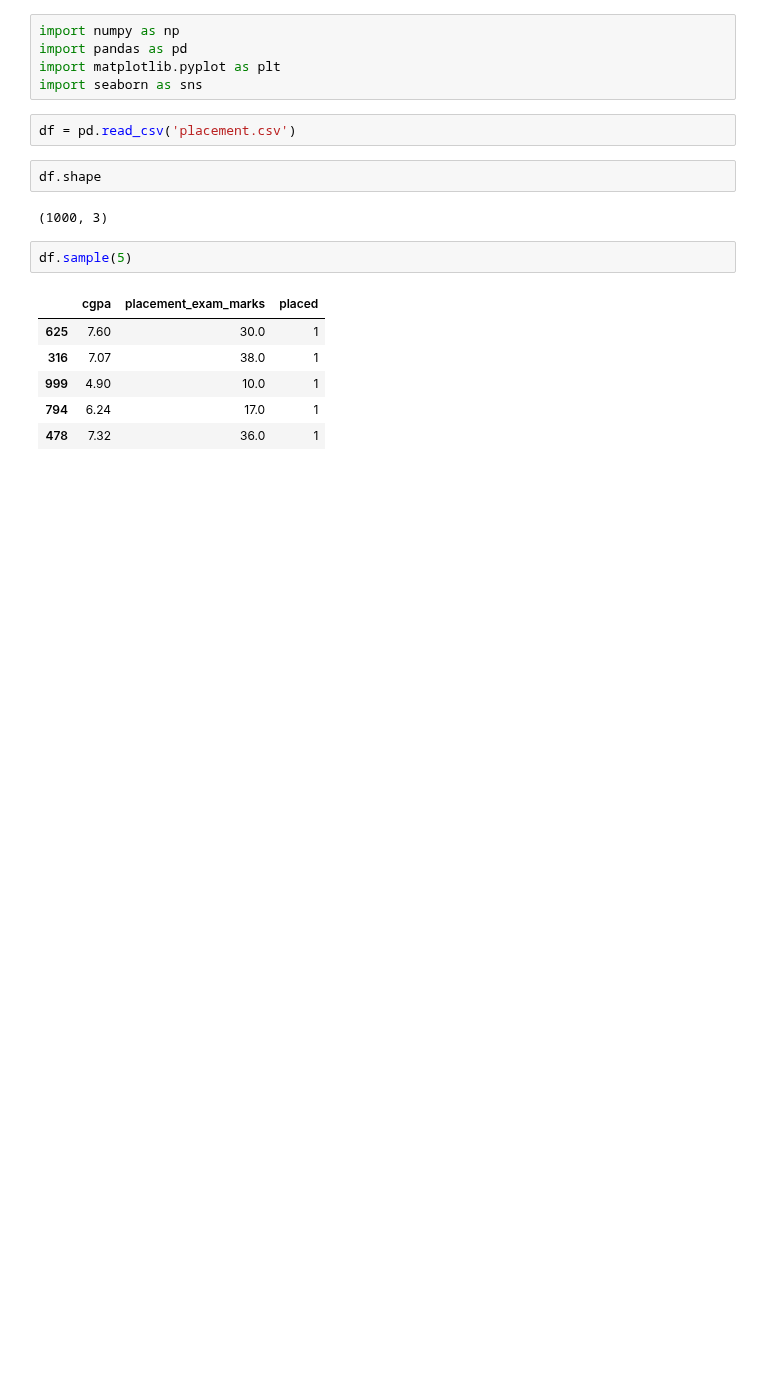
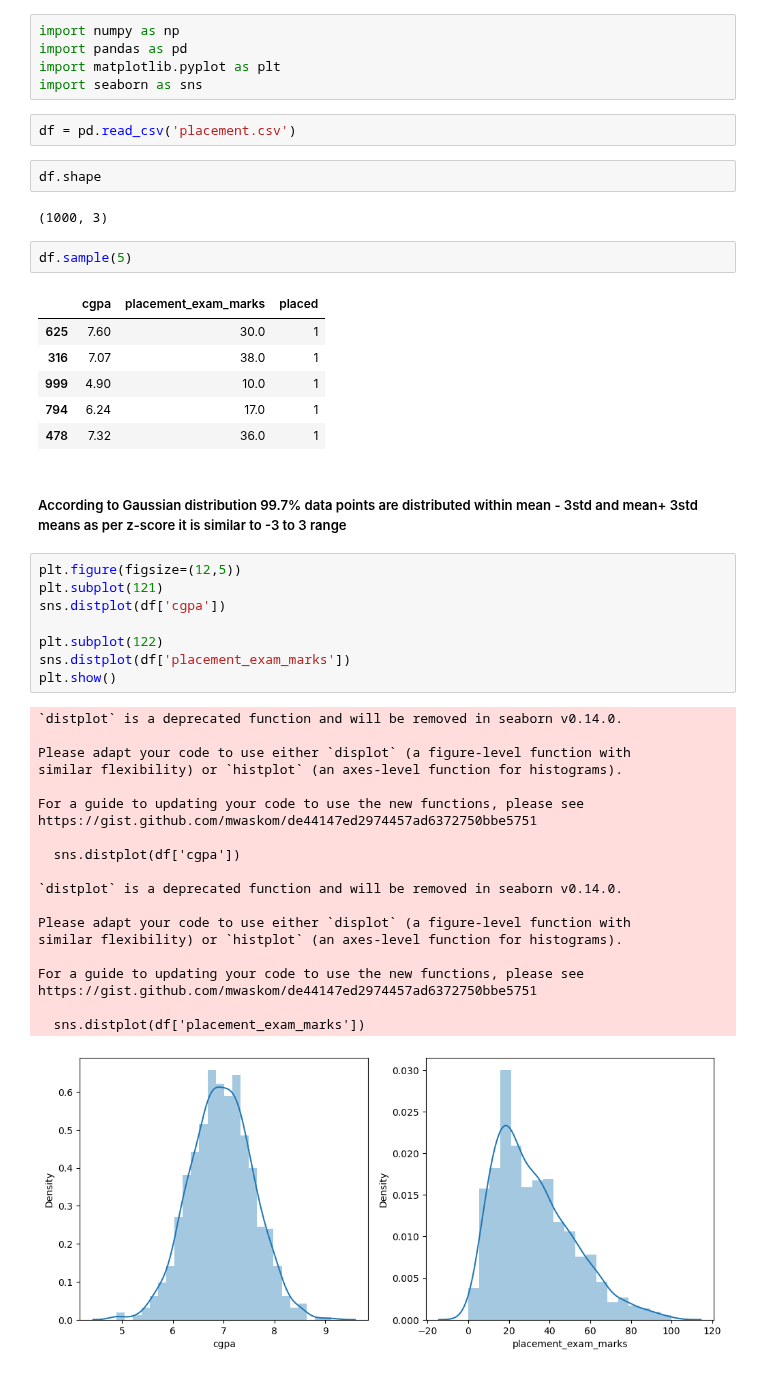
Before and after one commit to Shreyasb1015/Machine-Learning, a Jupyter notebook: outlier-detection-andRemoval/z-scoreMethod.ipynb, the cells around one changed output. Saved outputs shown, nothing was run; the diff lists cells and outputs as text; blank space fills up the shorter version.

```diff
--- a/outlier-detection-andRemoval/z-scoreMethod.ipynb
+++ b/outlier-detection-andRemoval/z-scoreMethod.ipynb
@@ -20,3 +20,34 @@ df.sample(5)
 | 999 | 4.90 | 10.0 | 1 |
 | 794 | 6.24 | 17.0 | 1 |
 | 478 | 7.32 | 36.0 | 1 |
+# %% [markdown]
+##### According to Gaussian distribution 99.7% data points are distributed within mean - 3std and mean+ 3std means as per z-score it is similar to -3 to 3 range
+# %%
+plt.figure(figsize=(12,5))
+plt.subplot(121)
+sns.distplot(df['cgpa'])
+
+plt.subplot(122)
+sns.distplot(df['placement_exam_marks'])
+plt.show()
+# %% [output]
+`distplot` is a deprecated function and will be removed in seaborn v0.14.0.
+
+Please adapt your code to use either `displot` (a figure-level function with
+similar flexibility) or `histplot` (an axes-level function for histograms).
+
+For a guide to updating your code to use the new functions, please see
+https://gist.github.com/mwaskom/de44147ed2974457ad6372750bbe5751
+
+  sns.distplot(df['cgpa'])
+
+`distplot` is a deprecated function and will be removed in seaborn v0.14.0.
+
+Please adapt your code to use either `displot` (a figure-level function with
+similar flexibility) or `histplot` (an axes-level function for histograms).
+
+For a guide to updating your code to use the new functions, please see
+https://gist.github.com/mwaskom/de44147ed2974457ad6372750bbe5751
+
+  sns.distplot(df['placement_exam_marks'])
+[figure, added]
```
